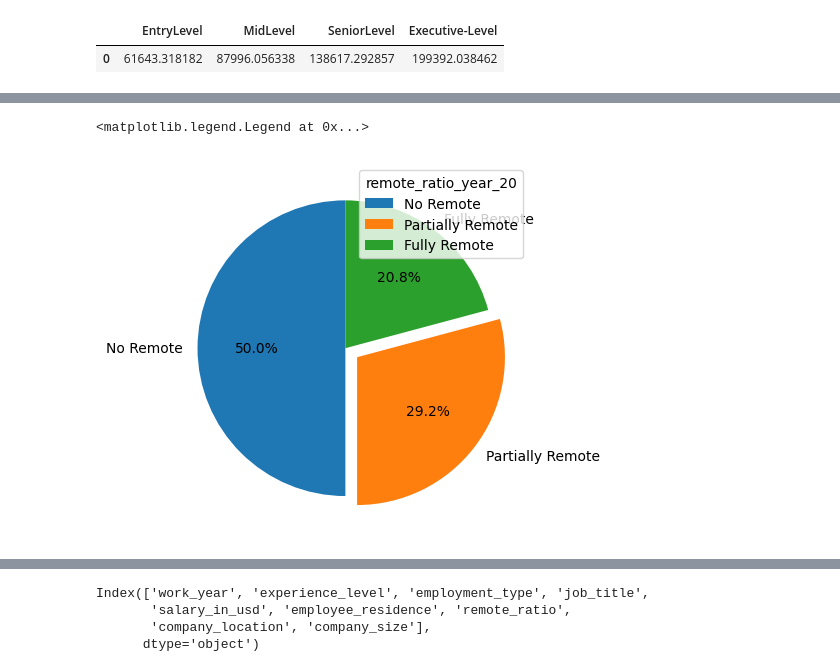
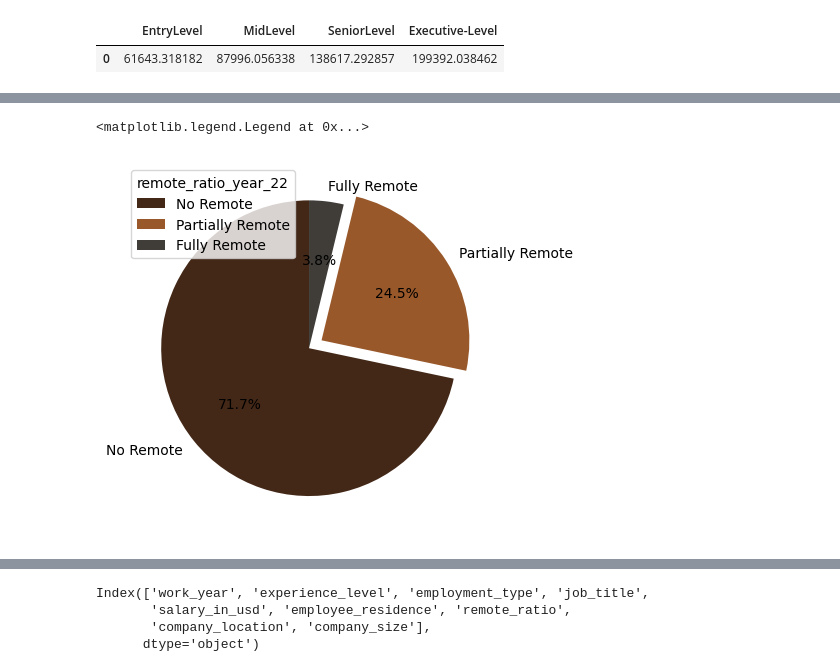
Before and after one commit to Ernestcollins15/Data-related-jobs, a Jupyter notebook: ds_salary.ipynb, the cells around one changed output, grey strips where cells are left out. Cells and saved outputs as stored; diff of their text form; code cells hidden in the pictures.

```diff
--- a/ds_salary.ipynb
+++ b/ds_salary.ipynb
@@ -7,5 +7,7 @@ from sklearn.preprocessing import OrdinalEncoder
 # %%
-#getting columns of intrest from the data rather than the whole dataset
-salary=pd.read_csv(r'C:\Users\Ernest\Downloads\ds_salaries.csv',usecols= ['work_year', 'experience_level', 'employment_type','job_title','salary_in_usd','employee_residence', 'remote_ratio','company_location','company_size'])
+#getting only the columns of intrest from the data rather than the whole dataset
+salary=pd.read_csv(r'C:\Users\Ernest\Downloads\ds_salaries.csv',usecols=
+                   ['work_year', 'experience_level', 'employment_type','job_title',
+                    'salary_in_usd','employee_residence', 'remote_ratio','company_location','company_size'])
 salary.head()
 # %% [output]
@@ -283,7 +316,7 @@ myexplode = [0, 0.1, 0]
 # %%
-#remote_ratio by year_20
-plt.pie(remote_ratio_year_20,labels=labels,startangle=90,explode = myexplode, autopct="%2.1f%%")
-plt.legend(title="remote_ratio_year_20")
+#remote_ratio by year_22
+plt.pie(remote_ratio_year_22,labels=labels,startangle=90,explode = myexplode,autopct="%2.1f%%",colors=['#432818','#99582a','#403d39'])
+plt.legend(title="remote_ratio_year_22")
 # %% [output]
 <matplotlib.legend.Legend at 0x...>
-[figure, old version]
+[figure, new version]
```
Also changed, not shown: parts of 28 cells of this notebook.
